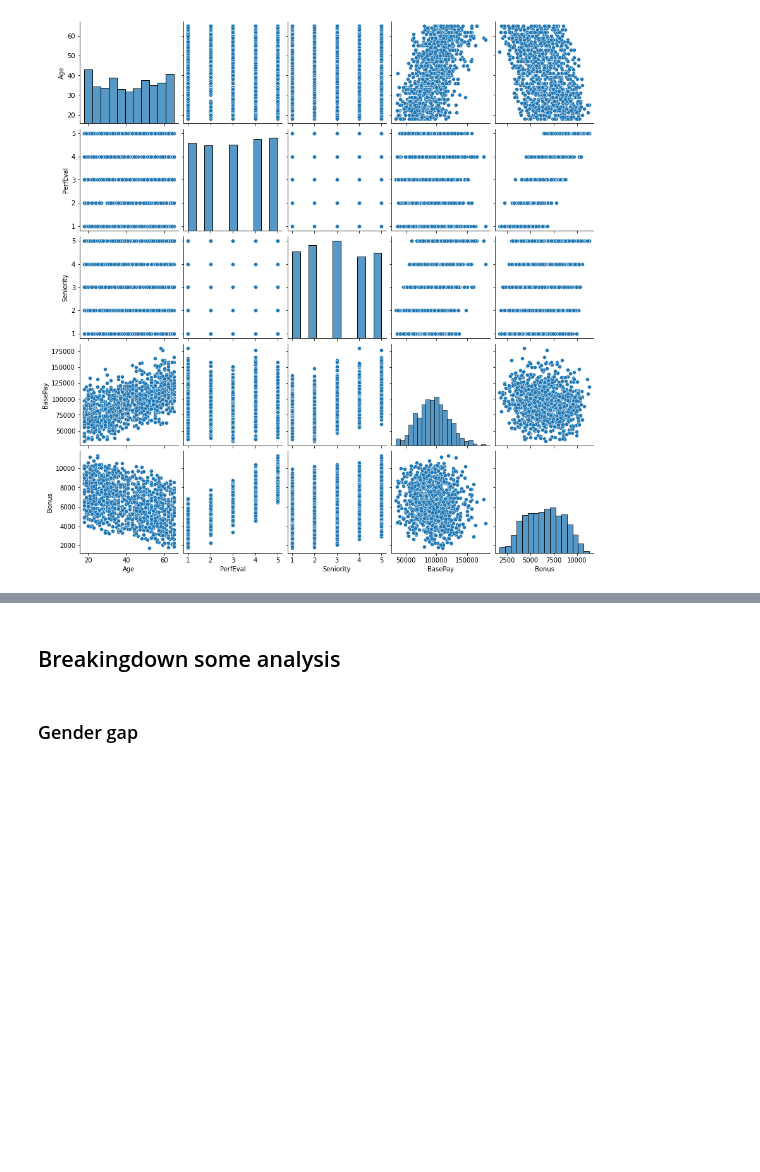
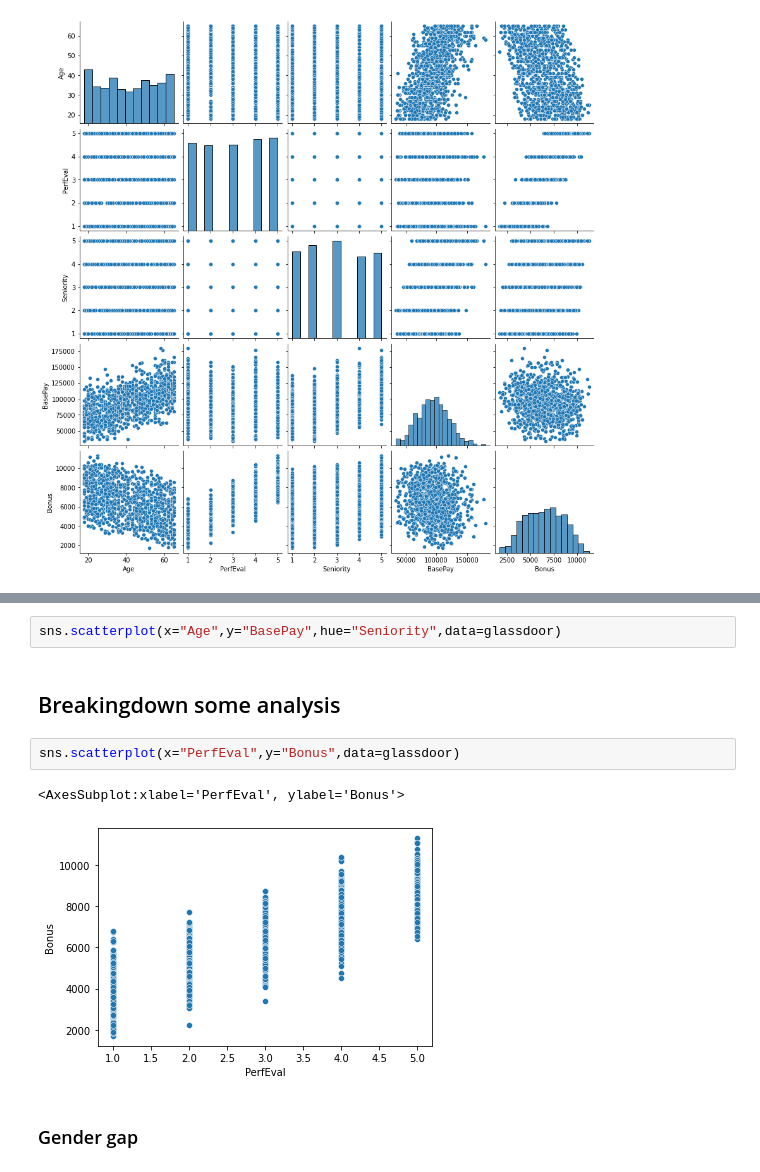
Before and after one commit to leo-cavalcante/glassdoor-pay-gap, a Jupyter notebook: Gender Pay Gap Analysis.ipynb, the cells around one changed output, grey strips where cells are left out. Cells and saved outputs as stored; diff of their text form; blank space fills up the shorter version.

```diff
--- a/Gender Pay Gap Analysis.ipynb
+++ b/Gender Pay Gap Analysis.ipynb
@@ -125,5 +131,12 @@ sns.pairplot(glassdoor)
+# %%
+sns.scatterplot(x="Age",y="BasePay",hue="Seniority",data=glassdoor)
 # %% [markdown]
 ## Breakingdown some analysis
+# %%
+sns.scatterplot(x="PerfEval",y="Bonus",data=glassdoor)
+# %% [output]
+<AxesSubplot:xlabel='PerfEval', ylabel='Bonus'>
+[figure, added]
 # %% [markdown]
 ### Gender gap
 # %%
```
Also changed, not shown: parts of 19 cells of this notebook.
